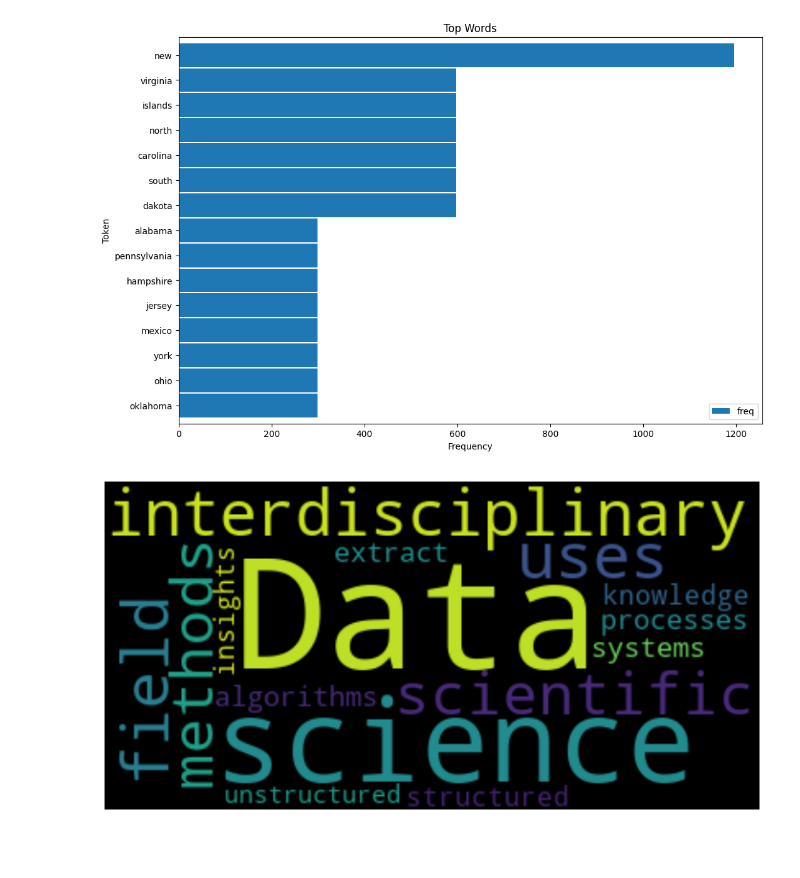
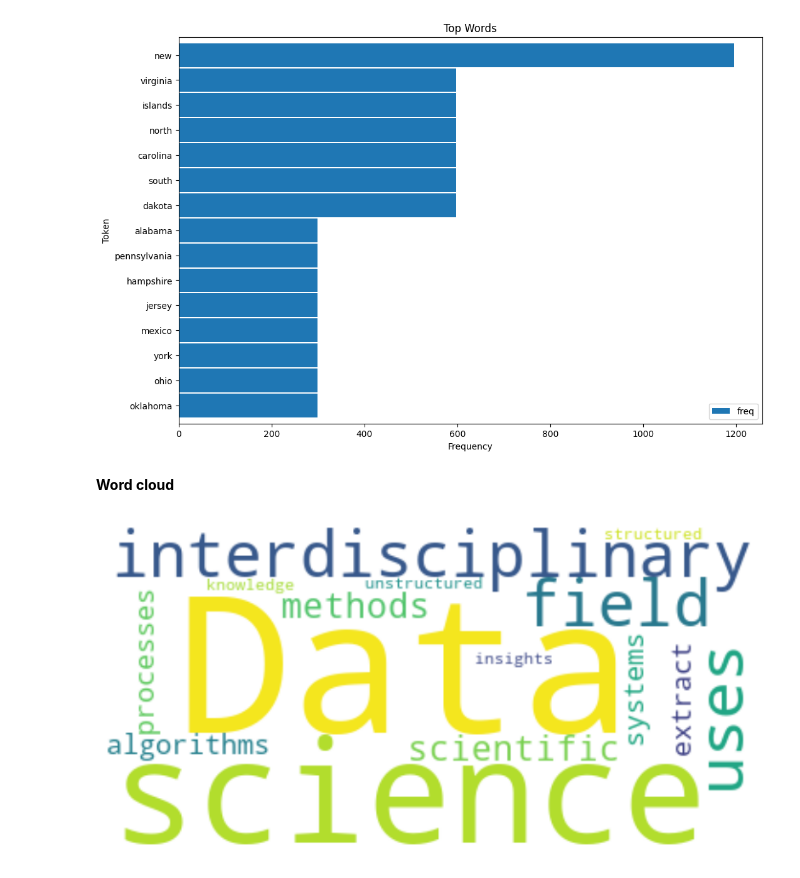
Before and after one commit to KeerthiR02/TextBasedAnalysis, a Jupyter notebook: assignment2 .ipynb, the cells around one changed output. Drawn from its saved outputs; the diff is of its cells as text; code cells hidden in the pictures; blank space fills up the shorter version.

```diff
--- a/assignment2 .ipynb
+++ b/assignment2 .ipynb
@@ -253,23 +270,28 @@ ax.set(xlabel='Frequency', ylabel='Token', title='Top Words')
 # %% [output]
 [Text(0.5, 0, 'Frequency'), Text(0, 0.5, 'Token'), Text(0.5, 1.0, 'Top Words')]
 [figure]
-# %%
-from wordcloud import WordCloud
-import matplotlib.pyplot as plt
-
-# Sample text
-text = "Data science is an interdisciplinary field that uses scientific methods, algorithms, processes, and systems to extract knowledge and insights from structured and unstructured data."
-
-# Create a WordCloud object
-wc = WordCloud(max_words=100, stopwords=stopwords)
-
-# Generate the word cloud
-wc.generate(text)
-
-# Plot the word cloud
-plt.figure(figsize=(10, 5))
-plt.imshow(wc, interpolation='bilinear')
-plt.axis("off")
-plt.show()
-# %% [output]
-[figure, removed]
+# %% [markdown]
+**Word cloud**
+# %%
+from wordcloud import WordCloud, STOPWORDS
+import matplotlib.pyplot as plt
+
+# Sample text
+text = "Data science is an interdisciplinary field that uses scientific methods, algorithms, processes, and systems to extract knowledge and insights from structured and unstructured data."
+
+# Define stopwords
+stopwords = set(STOPWORDS)
+
+# Create a WordCloud object
+wc = WordCloud(max_words=100, stopwords=stopwords, background_color="white")
+
+# Generate the word cloud
+wc.generate(text)
+
+# Plot the word cloud
+plt.figure(figsize=(10, 5))
+plt.imshow(wc, interpolation='bilinear')
+plt.axis("off")
+plt.show()
+# %% [output]
+[figure, added]
```
Also changed, not shown: parts of 19 cells of this notebook.
